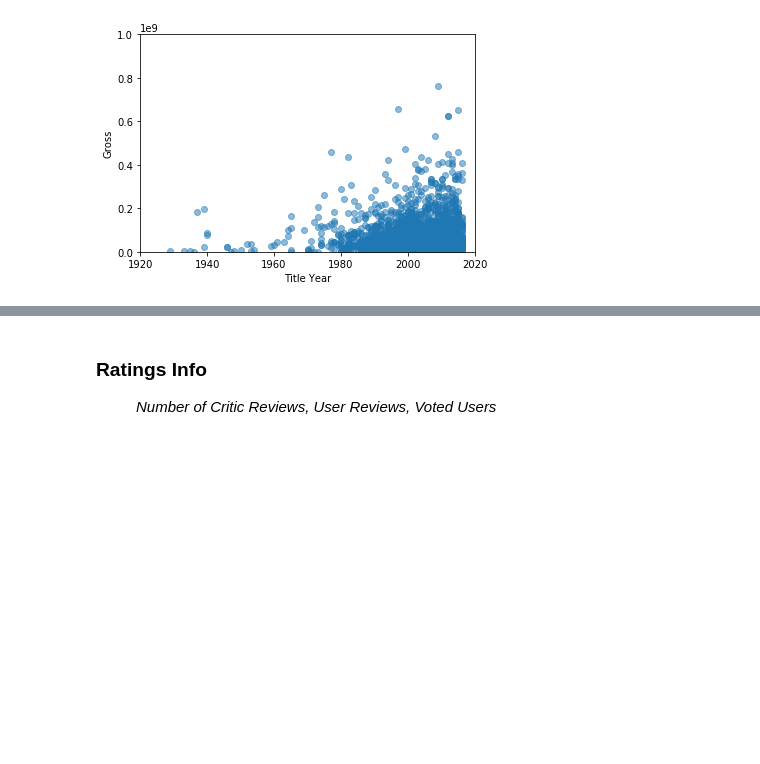
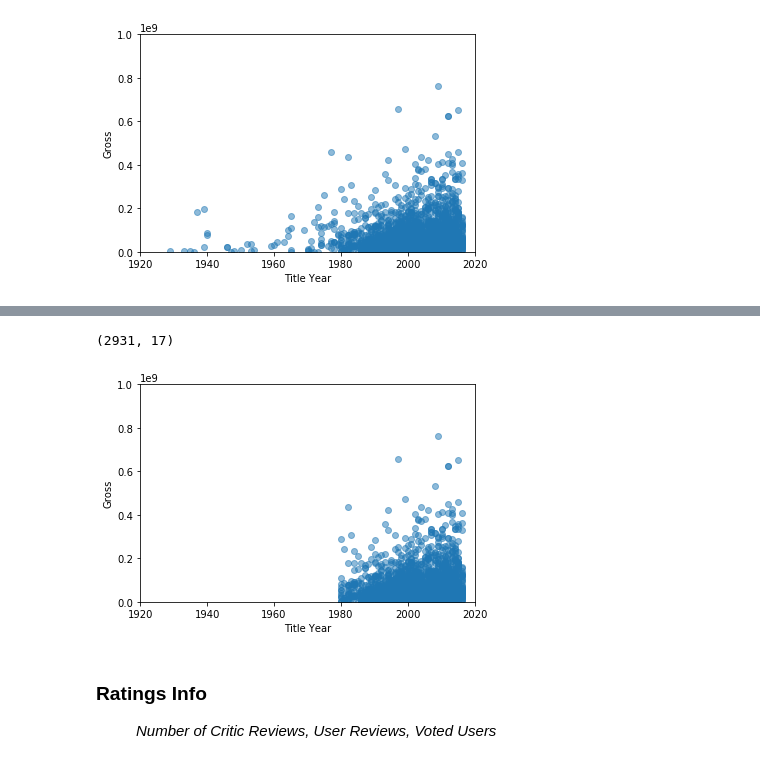
Before and after one commit to marc-hern/Feature-Selection-In-IMDB, a Jupyter notebook: Feature-Selection.ipynb, the cells around one changed output, grey strips where cells are left out. Saved outputs shown, nothing was run; the diff lists cells and outputs as text; code cells hidden in the pictures; blank space fills up the shorter version.

```diff
--- a/Feature-Selection.ipynb
+++ b/Feature-Selection.ipynb
@@ -99,3 +131,22 @@ plt.show()
+# %%
+# Checking new dataframe size for change.  OLD: (2999, 17)
+movies_dataframe.shape
+# %% [output]
+(2931, 17)
+# %%
+x_axis = movies_dataframe[['title_year']]
+y = movies_dataframe[['gross']]
+%matplotlib inline
+
+plt.ylabel('Gross')
+plt.xlabel('Title Year')
+
+plt.ylim([0, 1000000000])           #Gross limit of $1B
+plt.xlim([1920, 2020])              #Title Year range of 1920 - 2020 to show change
+plt.scatter(x_axis, y, alpha=0.5)
+plt.show()
+# %% [output]
+[figure, added]
 # %% [markdown]
 <dl>
     <dt><h3>Ratings Info</h3></dt>
```
Also changed, not shown: parts of 12 cells of this notebook.
